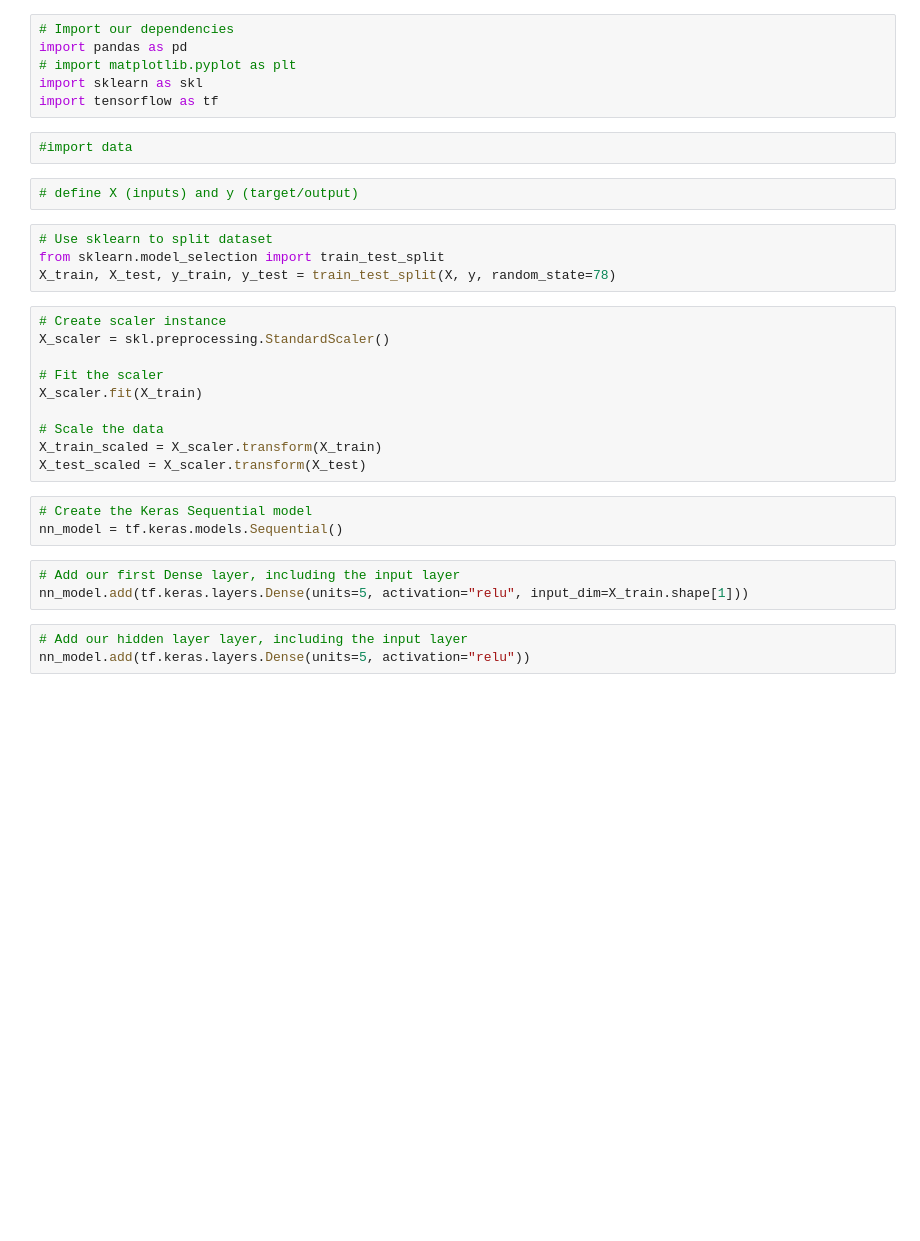
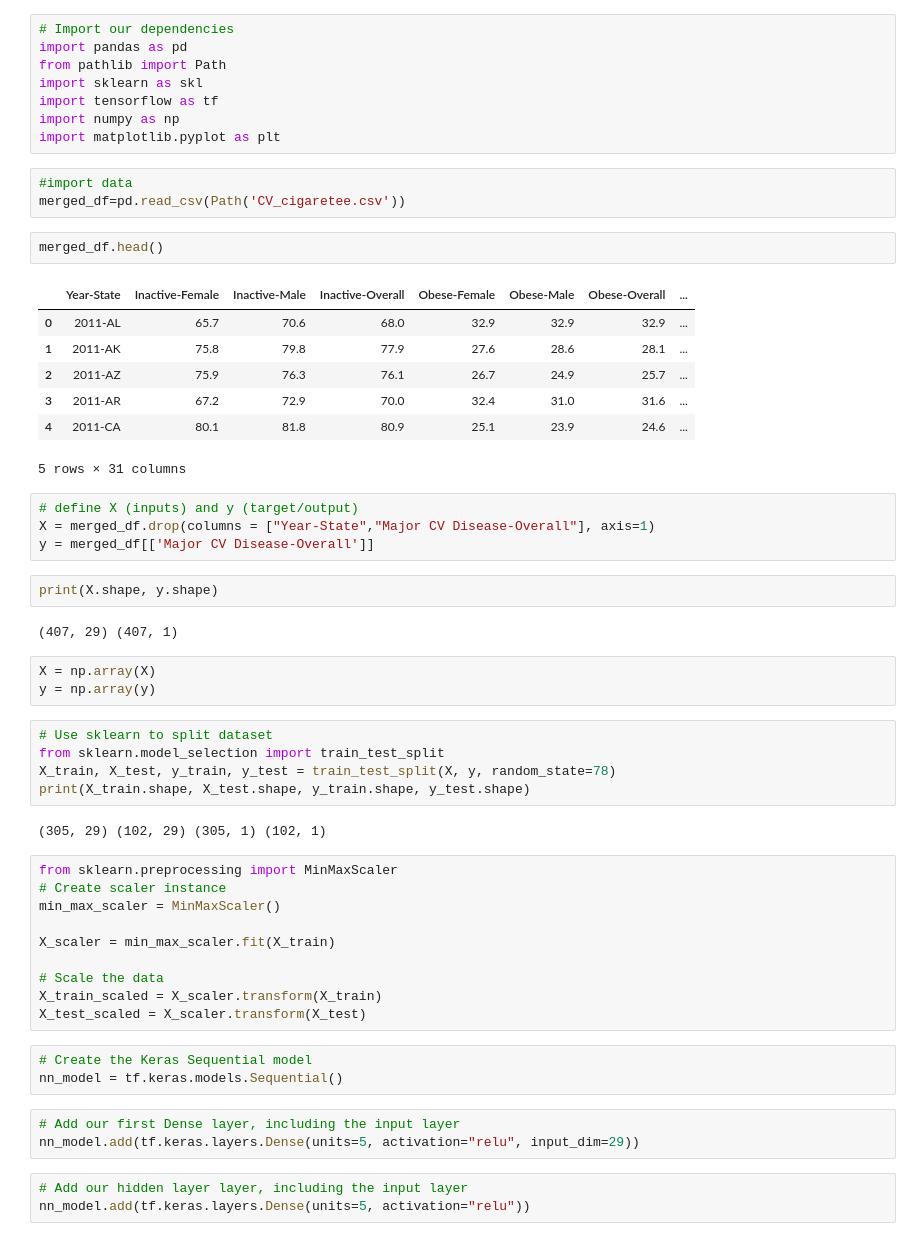
Before and after one commit to AkagiNaoko/Cardiovascular-Smoking-ML, a Jupyter notebook: ML-template.ipynb, the cells around one changed output. Drawn from its saved outputs; the diff is of its cells as text; blank space fills up the shorter version.

```diff
--- a/ML-template.ipynb
+++ b/ML-template.ipynb
@@ -1,23 +1,48 @@
 # %%
 # Import our dependencies
 import pandas as pd
-# import matplotlib.pyplot as plt
+from pathlib import Path
 import sklearn as skl
 import tensorflow as tf
+import numpy as np
+import matplotlib.pyplot as plt
 # %%
 #import data
+merged_df=pd.read_csv(Path('CV_cigaretee.csv'))
-# %%
-# define X (inputs) and y (target/output)
+# %%
+merged_df.head()
+# %% [output]
+|  | Year-State | Inactive-Female | Inactive-Male | Inactive-Overall | Obese-Female | Obese-Male | Obese-Overall | ... |
+| 0 | 2011-AL | 65.7 | 70.6 | 68.0 | 32.9 | 32.9 | 32.9 | ... |
+| 1 | 2011-AK | 75.8 | 79.8 | 77.9 | 27.6 | 28.6 | 28.1 | ... |
+| 2 | 2011-AZ | 75.9 | 76.3 | 76.1 | 26.7 | 24.9 | 25.7 | ... |
+| 3 | 2011-AR | 67.2 | 72.9 | 70.0 | 32.4 | 31.0 | 31.6 | ... |
+| 4 | 2011-CA | 80.1 | 81.8 | 80.9 | 25.1 | 23.9 | 24.6 | ... |
+5 rows × 31 columns
+# %%
+# define X (inputs) and y (target/output)
+X = merged_df.drop(columns = ["Year-State","Major CV Disease-Overall"], axis=1)
+y = merged_df[['Major CV Disease-Overall']]
+# %%
+print(X.shape, y.shape)
+# %% [output]
+(407, 29) (407, 1)
+# %%
+X = np.array(X)
+y = np.array(y)
 # %%
 # Use sklearn to split dataset
 from sklearn.model_selection import train_test_split
 X_train, X_test, y_train, y_test = train_test_split(X, y, random_state=78)
+print(X_train.shape, X_test.shape, y_train.shape, y_test.shape)
+# %% [output]
+(305, 29) (102, 29) (305, 1) (102, 1)
 # %%
+from sklearn.preprocessing import MinMaxScaler
 # Create scaler instance
-X_scaler = skl.preprocessing.StandardScaler()
+min_max_scaler = MinMaxScaler()
 
-# Fit the scaler
-X_scaler.fit(X_train)
+X_scaler = min_max_scaler.fit(X_train)
 
 # Scale the data
 X_train_scaled = X_scaler.transform(X_train)
@@ -27,7 +52,7 @@ X_test_scaled = X_scaler.transform(X_test)
 nn_model = tf.keras.models.Sequential()
 # %%
 # Add our first Dense layer, including the input layer
-nn_model.add(tf.keras.layers.Dense(units=5, activation="relu", input_dim=X_train.shape[1]))
+nn_model.add(tf.keras.layers.Dense(units=5, activation="relu", input_dim=29))
 # %%
 # Add our hidden layer layer, including the input layer
 nn_model.add(tf.keras.layers.Dense(units=5, activation="relu"))
```
Also changed, not shown: parts of 6 cells of this notebook.
